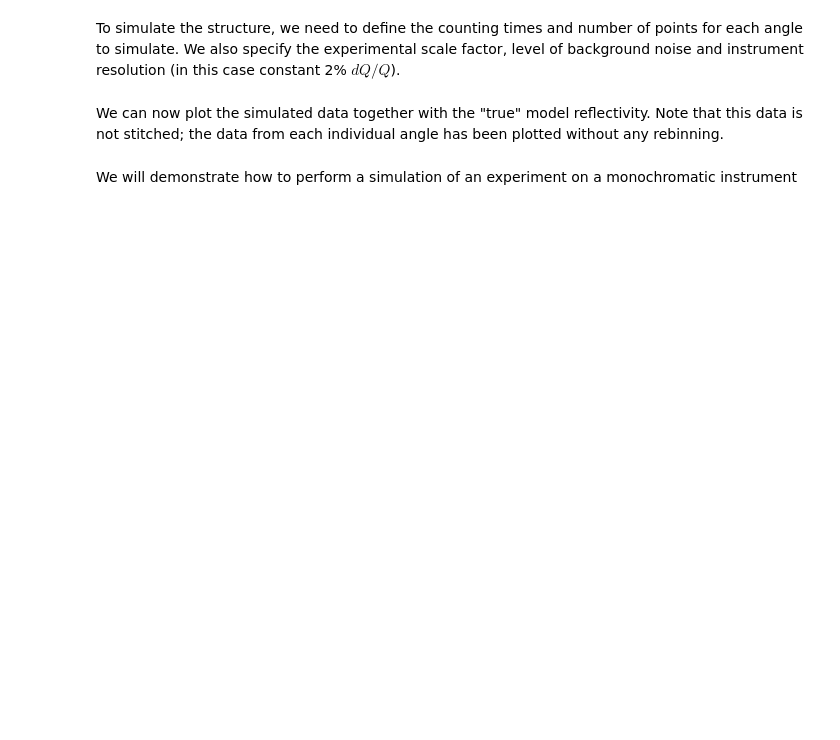
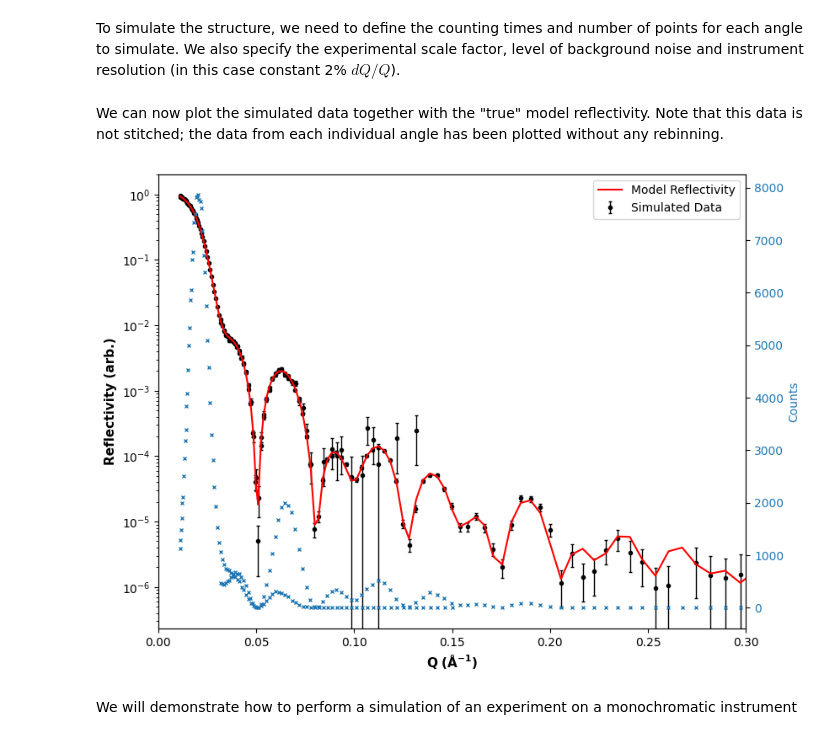
Before and after one commit to jfkcooper/HOGBEN, a Jupyter notebook: notebooks/simulation.ipynb, the cells around one changed output. Drawn from its saved outputs; the diff is of its cells as text; code cells hidden in the pictures; blank space fills up the shorter version.

```diff
--- a/notebooks/simulation.ipynb
+++ b/notebooks/simulation.ipynb
@@ -103,29 +114,40 @@ We can now plot the simulated data together with the "true" model reflectivity.
 # %%
 def plot_reflectivity(model, data):
     # Extract each column of the simulated `data`.
     q, r, dr, counts = data[0], data[1],  data[2], data[3]
 
     # Calculate the model reflectivity.
     r_model = SimulateReflectivity(model, angle_times, instrument).reflectivity(q)
 
     # Plot the model and simulated reflectivity against Q.
     fig = plt.figure(figsize=[9,7])
     ax = fig.add_subplot(111)
+
+    ax2 = ax.twinx()
+    color2 = 'tab:blue'
+    ax2.set_ylabel('Counts', color=color2)
+    ax2.set_yscale('linear')
+    ax2.tick_params(axis='y', labelcolor=color2)
+
+    # Number of counts
+    ax2.plot(q, counts*r_model, color=color2, label='Sim_counts', marker='x', ms=3, lw=0)
 
     # Model reflectivity.
     ax.plot(q, r_model, color='red', zorder=20, label='Model Reflectivity')
 
     # Simulated reflectivity
     ax.errorbar(q, r, dr, color='black', marker='o', ms=3, lw=0, elinewidth=1, capsize=1.5, label='Simulated Data')
 
     ax.set_xlabel('$\mathregular{Q\ (Å^{-1})}$', fontsize=11, weight='bold')
     ax.set_ylabel('Reflectivity (arb.)', fontsize=11, weight='bold')
     ax.set_yscale('log')
     ax.set_xlim(0, 0.3)
     ax.legend()
     plt.show()
 
 plot_reflectivity(model_1, data_1)
+# %% [output]
+[figure, added]
 # %% [markdown]
 We will demonstrate how to perform a simulation of an experiment on a monochromatic instrument
 # %%
```
Also changed, not shown: parts of 8 cells of this notebook.
